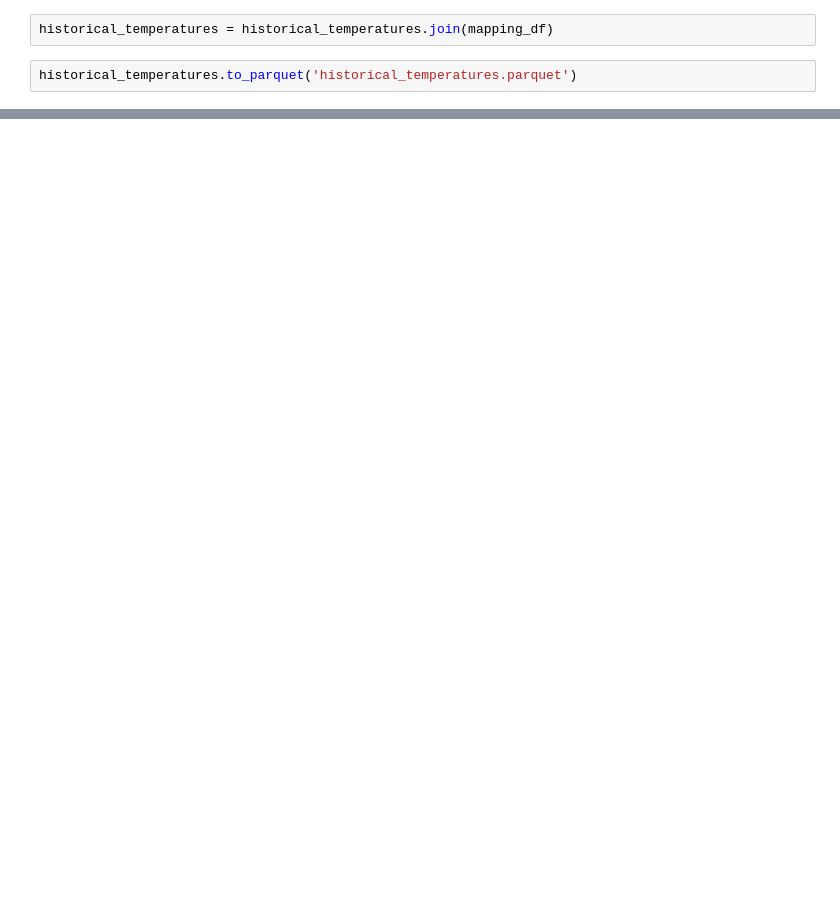
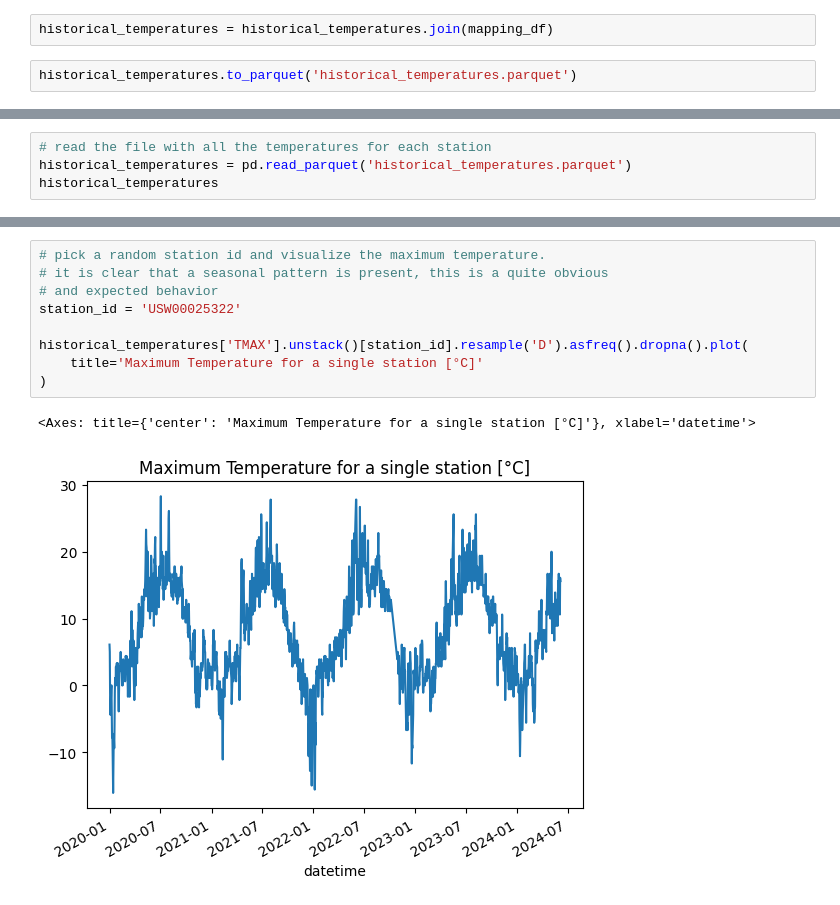
Before and after one commit to Peropero0/quantitative_finance_playground, a Jupyter notebook: notebooks/finance_notebooks/temperature_analysis/temperature_dataset_deseasoning.ipynb, the cells around one changed output, grey strips where cells are left out. Cells and saved outputs as stored; diff of their text form; blank space fills up the shorter version.

```diff
--- a/notebooks/finance_notebooks/temperature_analysis/temperature_dataset_deseasoning.ipynb
+++ b/notebooks/finance_notebooks/temperature_analysis/temperature_dataset_deseasoning.ipynb
@@ -129,0 +99,4 @@ pd.plotting.autocorrelation_plot(historical_temperatures['TMAX'].unstack()['USW0
+# %%
+# read the file with all the temperatures for each station
+historical_temperatures = pd.read_parquet('historical_temperatures.parquet')
+historical_temperatures
@@ -129,0 +118,12 @@ pd.plotting.autocorrelation_plot(historical_temperatures['TMAX'].unstack()['USW0
+# %%
+# pick a random station id and visualize the maximum temperature.
+# it is clear that a seasonal pattern is present, this is a quite obvious
+# and expected behavior
+station_id = 'USW00025322'
+
+historical_temperatures['TMAX'].unstack()[station_id].resample('D').asfreq().dropna().plot(
+    title='Maximum Temperature for a single station [°C]'
+)
+# %% [output]
+<Axes: title={'center': 'Maximum Temperature for a single station [°C]'}, xlabel='datetime'>
+[figure, added]
```
Also changed, not shown: parts of 20 cells of this notebook, 1 other file.
